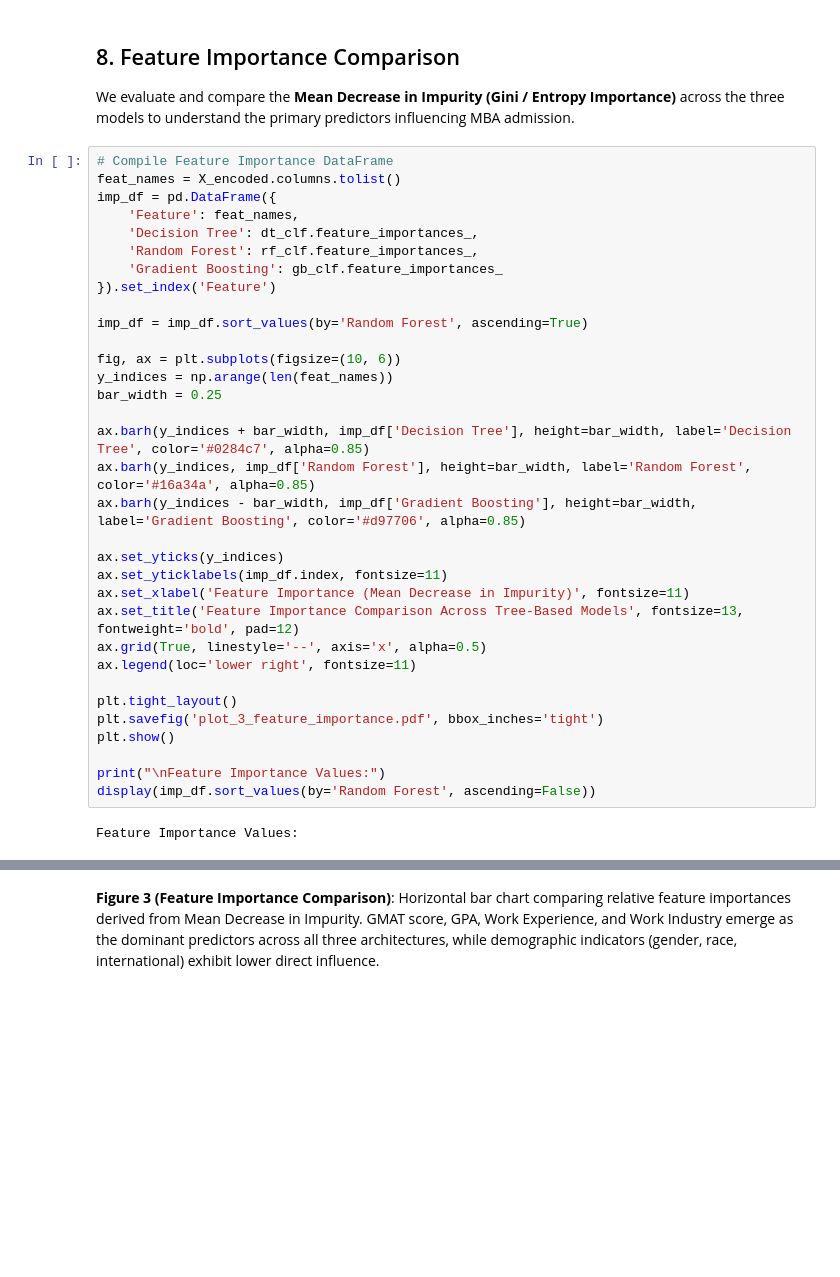
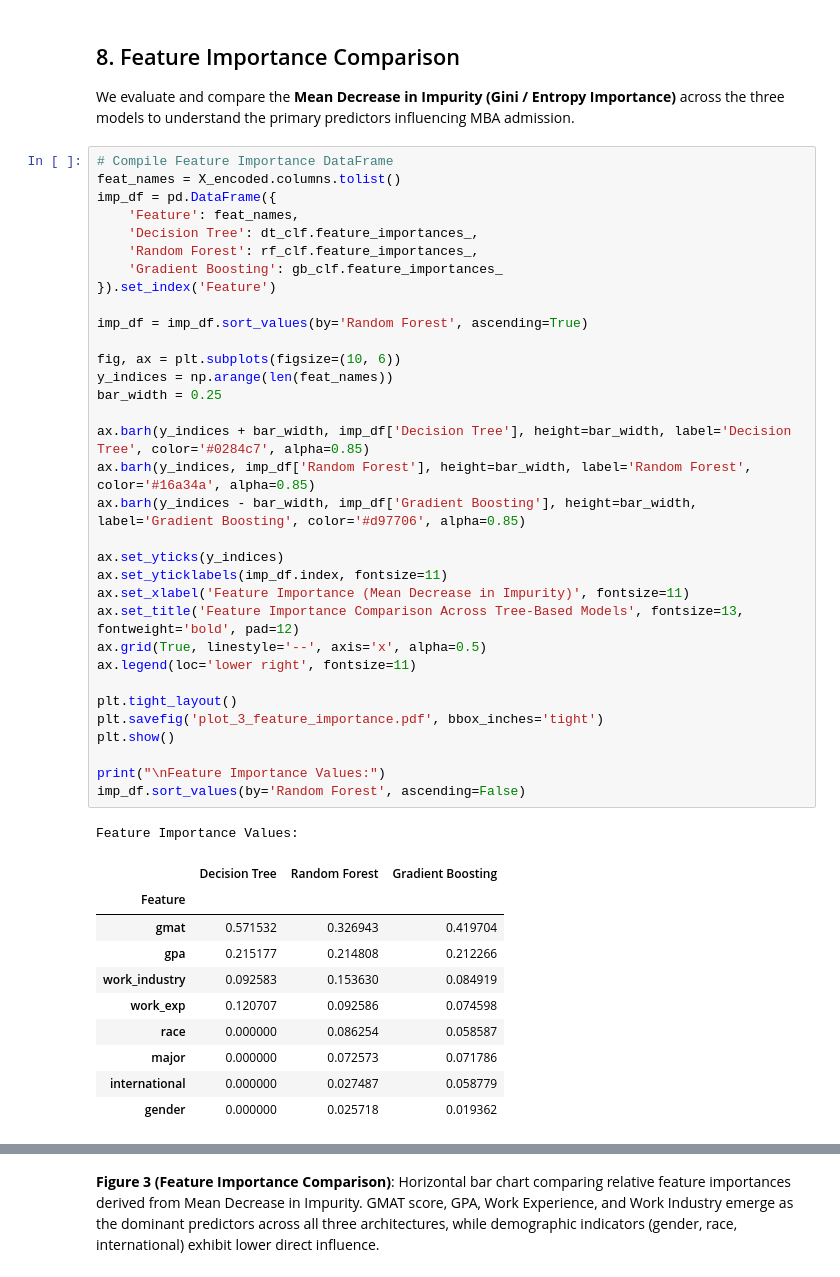
Before and after one commit to Palapluem/cpe342-machine-learning, a Jupyter notebook: assignment/Assignment 4_Tree-based and Ensemble Models/Assignment_4_Tree_and_Ensemble.ipynb, the cells around one changed output, grey strips where cells are left out. Saved outputs shown, nothing was run; the diff lists cells and outputs as text; blank space fills up the shorter version.

```diff
--- a/assignment/Assignment 4_Tree-based and Ensemble Models/Assignment_4_Tree_and_Ensemble.ipynb
+++ b/assignment/Assignment 4_Tree-based and Ensemble Models/Assignment_4_Tree_and_Ensemble.ipynb
@@ -334,34 +343,44 @@ imp_df = pd.DataFrame({
     'Feature': feat_names,
     'Decision Tree': dt_clf.feature_importances_,
     'Random Forest': rf_clf.feature_importances_,
     'Gradient Boosting': gb_clf.feature_importances_
 }).set_index('Feature')
 
 imp_df = imp_df.sort_values(by='Random Forest', ascending=True)
 
 fig, ax = plt.subplots(figsize=(10, 6))
 y_indices = np.arange(len(feat_names))
 bar_width = 0.25
 
 ax.barh(y_indices + bar_width, imp_df['Decision Tree'], height=bar_width, label='Decision Tree', color='#0284c7', alpha=0.85)
 ax.barh(y_indices, imp_df['Random Forest'], height=bar_width, label='Random Forest', color='#16a34a', alpha=0.85)
 ax.barh(y_indices - bar_width, imp_df['Gradient Boosting'], height=bar_width, label='Gradient Boosting', color='#d97706', alpha=0.85)
 
 ax.set_yticks(y_indices)
 ax.set_yticklabels(imp_df.index, fontsize=11)
 ax.set_xlabel('Feature Importance (Mean Decrease in Impurity)', fontsize=11)
 ax.set_title('Feature Importance Comparison Across Tree-Based Models', fontsize=13, fontweight='bold', pad=12)
 ax.grid(True, linestyle='--', axis='x', alpha=0.5)
 ax.legend(loc='lower right', fontsize=11)
 
 plt.tight_layout()
 plt.savefig('plot_3_feature_importance.pdf', bbox_inches='tight')
 plt.show()
 
 print("\nFeature Importance Values:")
-display(imp_df.sort_values(by='Random Forest', ascending=False))
+imp_df.sort_values(by='Random Forest', ascending=False)
 # %% [output]
 Feature Importance Values:
+|  | Decision Tree | Random Forest | Gradient Boosting |
+| Feature |  |  |  |
+| gmat | 0.571532 | 0.326943 | 0.419704 |
+| gpa | 0.215177 | 0.214808 | 0.212266 |
+| work_industry | 0.092583 | 0.153630 | 0.084919 |
+| work_exp | 0.120707 | 0.092586 | 0.074598 |
+| race | 0.000000 | 0.086254 | 0.058587 |
+| major | 0.000000 | 0.072573 | 0.071786 |
+| international | 0.000000 | 0.027487 | 0.058779 |
+| gender | 0.000000 | 0.025718 | 0.019362 |
 [figure]
 # %% [markdown]
 **Figure 3 (Feature Importance Comparison)**: Horizontal bar chart comparing relative feature importances derived from Mean Decrease in Impurity. GMAT score, GPA, Work Experience, and Work Industry emerge as the dominant predictors across all three architectures, while demographic indicators (gender, race, international) exhibit lower direct influence.
```
Also changed, not shown: parts of 3 cells of this notebook, 11 other files.
